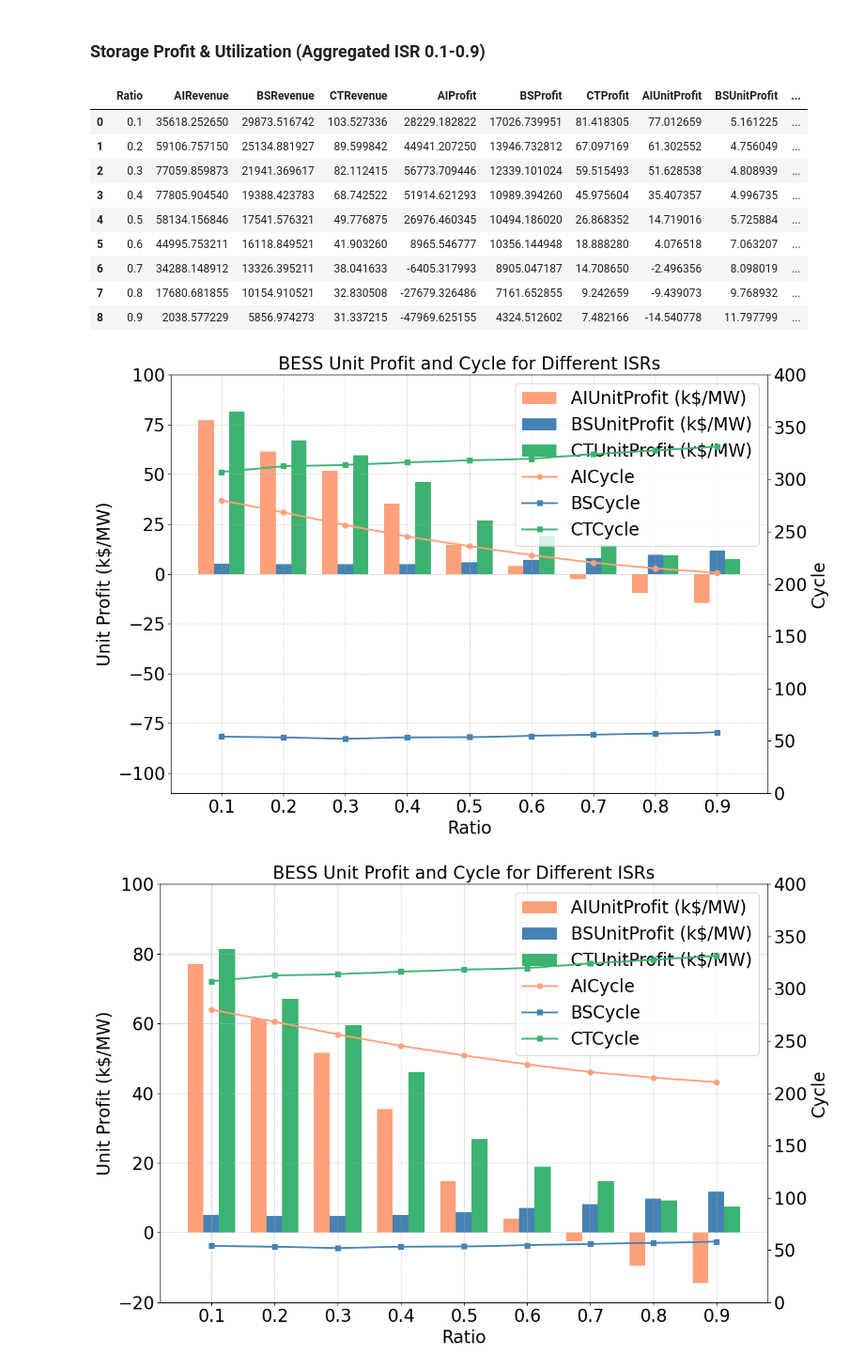
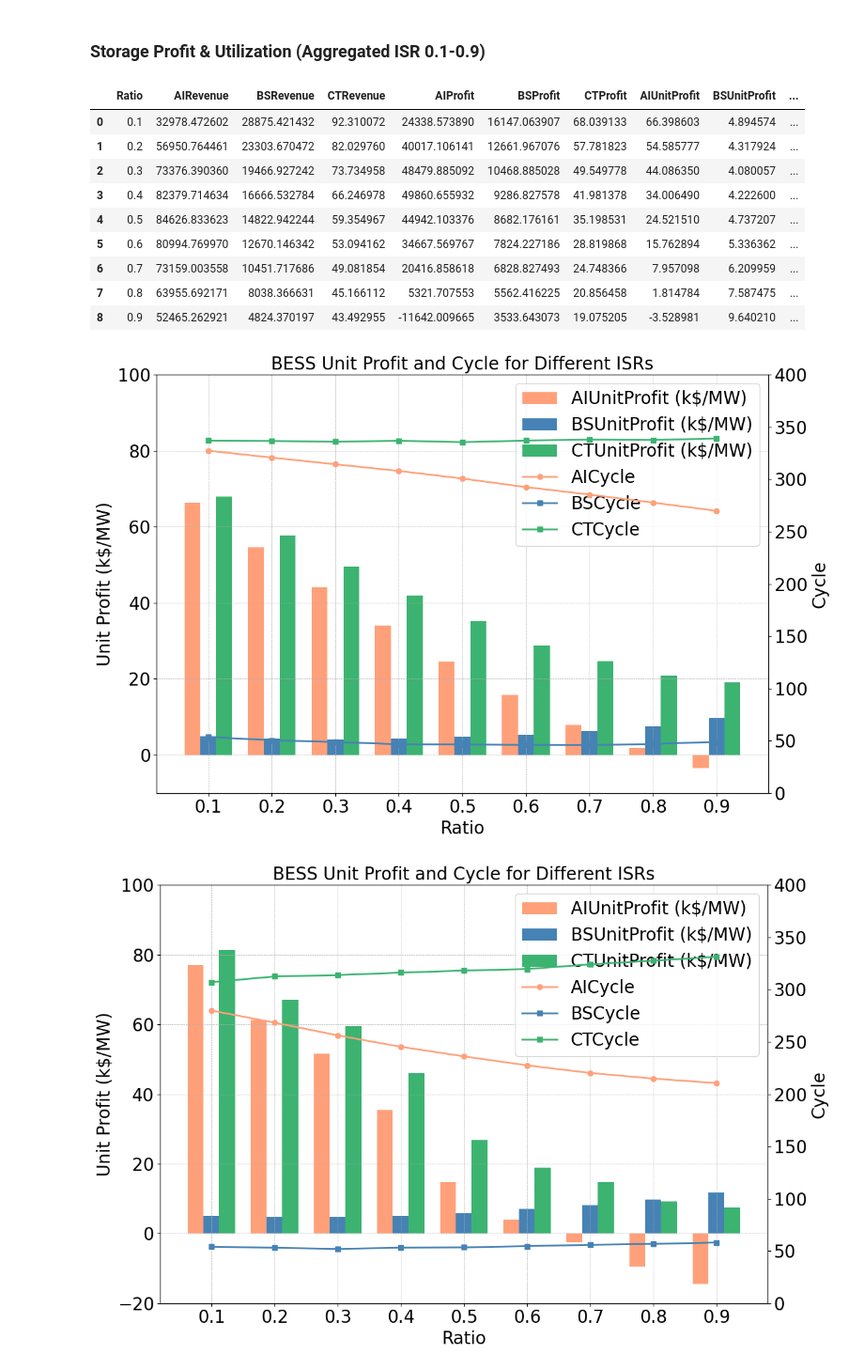
Before and after one commit to niklauskun/STESTS, a Jupyter notebook: Diagnose.ipynb, the cells around one changed output. Shown at 94% size. Saved outputs shown, nothing was run; the diff lists cells and outputs as text; code cells hidden in the pictures.

```diff
--- a/Diagnose.ipynb
+++ b/Diagnose.ipynb
@@ -135,13 +136,13 @@ plt.show()
 # %% [markdown]
 ### Total System Cost & Avg SOC
 # %%
-# case_template = 'Strategic/Cases/5GW/ED1_Strategic_true_FORB_true_ratio{}_Seg1_BAW0_BSESCbid0.5'
+case_template = 'Strategic/5GW_C/ED1_Strategic_true_FORB_true_ratio{}_Seg1_BAW0_BSESCbid0.5'
 # case_template = 'Strategic/9000VOLL/ED1_Strategic_true_FORB_true_ratio{}_Seg1_BAW0_BSESCbid0.5_LDESRatio_1.0_LDESDur_4'
-case_template = 'Strategic/9000VOLL/5GW_ED1_Strategic_true_FORB_true_ratio{}_Seg1'
+# case_template = 'Strategic/2000PC/5GW_ED1_Strategic_true_FORB_true_ratio{}_Seg5'
+# ratios = [0.0]
 
 
 ratios = [round(i * 0.1, 1) for i in range(11)]
-# ratios = [round(i * 0.2, 1) for i in range(6)]
 Capacity = 19573.6
 # Capacity = 39930.144
 # Capacity = 59895.216
@@ -154,6 +155,9 @@ for ratio in ratios:
     try:
         # Read the CSV file for the current case
         cost = pd.read_csv(f'output/{case}/EDcost.csv', header=None)
+        ESD = pd.read_csv('output/'+case+'/EDESD.csv',header=None)
+        ESC = pd.read_csv('output/'+case+'/EDESC.csv',header=None)
+        price = pd.read_csv('output/'+case+'/EDprice.csv',header=None)
         SOC = pd.read_csv(f'output/{case}/EDSOCini.csv', header=None)
     except FileNotFoundError:
         print(f"File for case {case} not found.")
@@ -210,7 +229,7 @@ total_system_costs_df
 # %%
-# case_template = 'Strategic/5GW_C/ED1_Strategic_true_FORB_true_ratio{}_Seg5_BAW0_BSESCbid0.5'
+case_template = 'Strategic/5GW_C/ED1_Strategic_true_FORB_true_ratio{}_Seg5_BAW0_BSESCbid0.5'
 # case_template = 'Strategic/9000VOLL/ED1_Strategic_true_FORB_true_ratio{}_Seg5_BAW0_BSESCbid0.5_LDESRatio_1.0_LDESDur_4'
-case_template = 'Strategic/9000VOLL/5GW_ED1_Strategic_true_FORB_true_ratio{}_Seg5'
+# case_template = 'Strategic/2000PC0.0/5GW_ED1_Strategic_true_FORB_true_ratio{}_Seg1'
 
 
 ratios = [round(i * 0.1, 1) for i in range(11)]
@@ -222,6 +241,9 @@ for ratio in ratios:
     try:
         # Read the CSV file for the current case
         cost = pd.read_csv(f'output/{case}/EDcost.csv', header=None)
+        ESD = pd.read_csv('output/'+case+'/EDESD.csv',header=None)
+        ESC = pd.read_csv('output/'+case+'/EDESC.csv',header=None)
+        price = pd.read_csv('output/'+case+'/EDprice.csv',header=None)
         SOC = pd.read_csv(f'output/{case}/EDSOCini.csv', header=None)
     except FileNotFoundError:
         print(f"File for case {case} not found.")
@@ -422,10 +505,11 @@ ratios = [0.0]
 case_name = 'SOC-Independent'
 # %%
-# case_template = 'Strategic/Cases/5GW/ED1_Strategic_true_FORB_true_ratio{}_Seg5_BAW0_BSESCbid0.5'
+case_template = 'Strategic/5GW_C/ED1_Strategic_true_FORB_true_ratio{}_Seg5_BAW0_BSESCbid0.5'
 # case_template = 'Strategic/9000VOLL/ED1_Strategic_true_FORB_true_ratio{}_Seg5_BAW0_BSESCbid0.5_LDESRatio_1.0_LDESDur_4'
-case_template = 'Strategic/9000VOLL/5GW_ED1_Strategic_true_FORB_true_ratio{}_Seg5'
+# case_template = 'Strategic/2000PC0.0/5GW_ED1_Strategic_true_FORB_true_ratio{}_Seg1'
 
 ratios = [round(i * 0.1, 1) for i in range(11)]
+# case_name = 'All BS-ES Model'
 case_name = 'SOC-Dependent'
 # %%
 total_system_ll = []
@@ -507,7 +591,7 @@ plt.show()
 # case_template = 'Strategic/5GW_C/ED1_Strategic_true_FORB_true_ratio{}_Seg1_BAW0_BSESCbid0.5'
 # case_template = 'Strategic/9000VOLL/ED1_Strategic_true_FORB_true_ratio{}_Seg5_BAW0_BSESCbid0.5_LDESRatio_1.0_LDESDur_4'
 
-case_template = 'Strategic/9000VOLL/5GW_ED1_Strategic_true_FORB_true_ratio{}_Seg1'
+case_template = 'Strategic/2000PC/5GW_ED1_Strategic_true_FORB_true_ratio{}_Seg1'
 
 
 ratios = [round(i * 0.1, 1) for i in range(11)]
@@ -586,15 +670,15 @@ results_df
 # ES = pd.read_csv('output/'+case+'/Strategic/ADDED_ES.csv')
 # %% [output]
 |  | Ratio | AIRevenue | BSRevenue | CTRevenue | AIProfit | BSProfit | CTProfit | AIUnitProfit | BSUnitProfit | ... |
-| 0 | 0.1 | 35618.252650 | 29873.516742 | 103.527336 | 28229.182822 | 17026.739951 | 81.418305 | 77.012659 | 5.161225 | ... |
-| 1 | 0.2 | 59106.757150 | 25134.881927 | 89.599842 | 44941.207250 | 13946.732812 | 67.097169 | 61.302552 | 4.756049 | ... |
-| 2 | 0.3 | 77059.859873 | 21941.369617 | 82.112415 | 56773.709446 | 12339.101024 | 59.515493 | 51.628538 | 4.808939 | ... |
-| 3 | 0.4 | 77805.904540 | 19388.423783 | 68.742522 | 51914.621293 | 10989.394260 | 45.975604 | 35.407357 | 4.996735 | ... |
-| 4 | 0.5 | 58134.156846 | 17541.576321 | 49.776875 | 26976.460345 | 10494.186020 | 26.868352 | 14.719016 | 5.725884 | ... |
-| 5 | 0.6 | 44995.753211 | 16118.849521 | 41.903260 | 8965.546777 | 10356.144948 | 18.888280 | 4.076518 | 7.063207 | ... |
-| 6 | 0.7 | 34288.148912 | 13326.395211 | 38.041633 | -6405.317993 | 8905.047187 | 14.708650 | -2.496356 | 8.098019 | ... |
-| 7 | 0.8 | 17680.681855 | 10154.910521 | 32.830508 | -27679.326486 | 7161.652855 | 9.242659 | -9.439073 | 9.768932 | ... |
-| 8 | 0.9 | 2038.577229 | 5856.974273 | 31.337215 | -47969.625155 | 4324.512602 | 7.482166 | -14.540778 | 11.797799 | ... |
+| 0 | 0.1 | 32978.472602 | 28875.421432 | 92.310072 | 24338.573890 | 16147.063907 | 68.039133 | 66.398603 | 4.894574 | ... |
+| 1 | 0.2 | 56950.764461 | 23303.670472 | 82.029760 | 40017.106141 | 12661.967076 | 57.781823 | 54.585777 | 4.317924 | ... |
+| 2 | 0.3 | 73376.390360 | 19466.927242 | 73.734958 | 48479.885092 | 10468.885028 | 49.549778 | 44.086350 | 4.080057 | ... |
+| 3 | 0.4 | 82379.714634 | 16666.532784 | 66.246978 | 49860.655932 | 9286.827578 | 41.981378 | 34.006490 | 4.222600 | ... |
+| 4 | 0.5 | 84626.833623 | 14822.942244 | 59.354967 | 44942.103376 | 8682.176161 | 35.198531 | 24.521510 | 4.737207 | ... |
+| 5 | 0.6 | 80994.769970 | 12670.146342 | 53.094162 | 34667.569767 | 7824.227186 | 28.819868 | 15.762894 | 5.336362 | ... |
+| 6 | 0.7 | 73159.003558 | 10451.717686 | 49.081854 | 20416.858618 | 6828.827493 | 24.748366 | 7.957098 | 6.209959 | ... |
+| 7 | 0.8 | 63955.692171 | 8038.366631 | 45.166112 | 5321.707553 | 5562.416225 | 20.856458 | 1.814784 | 7.587475 | ... |
+| 8 | 0.9 | 52465.262921 | 4824.370197 | 43.492955 | -11642.009665 | 3533.643073 | 19.075205 | -3.528981 | 9.640210 | ... |
 # %%
 # Define a color palette
 colors = ['#FFA07A', '#4682B4', '#3CB371', '#8B008B', '#FFD700']
@@ -619,40 +703,40 @@ ax1.set_xticks(index)
 ax1.set_xticklabels(results_df['Ratio'], fontsize=20)
 ax1.tick_params(axis='y', labelsize=20)
 ax1.tick_params(axis='x', labelsize=20)
-ax1.set_ylim([-110, 100])
+ax1.set_ylim([-10, 100])
 
 
 # Adding a secondary y-axis for AICycle and BSCycle
 ax2 = ax1.twinx()
 ax2.plot(index, results_df['AICycle'], label='AICycle', color=colors[0], linestyle='-', marker='o', linewidth=2)
 ax2.plot(index, results_df['BSCycle'], label='BSCycle', color=colors[1], linestyle='-', marker='s', linewidth=2)
 ax2.plot(index, results_df['CTCycle'], label='CTCycle', color=colors[2], linestyle='-', marker='s', linewidth=2)
 ax2.set_ylabel('Cycle', fontsize=20)
 ax2.set_ylim(0, 400)
 ax2.tick_params(axis='y', labelsize=20)
 
 # Adding grid lines for better readability
 ax1.grid(True, which='both', linestyle='--', linewidth=0.5)
 
 # Combining legends
 bars_labels = [bar1, bar2, bar3]
 lines_labels = [plt.Line2D([0], [0], color=colors[0], linestyle='-', marker='o', linewidth=2, label='AICycle'),
                 plt.Line2D([0], [0], color=colors[1], linestyle='-', marker='s', linewidth=2, label='BSCycle'),
                 plt.Line2D([0], [0], color=colors[2], linestyle='-', marker='s', linewidth=2, label='CTCycle')]
 
 combined_legend = bars_labels + lines_labels
 ax1.legend(handles=combined_legend, loc='upper right', fontsize=20)
 
 # Adding title
 plt.title('BESS Unit Profit and Cycle for Different ISRs', fontsize=20)
 
 # Improving layout
 plt.tight_layout()
 
 # Display the plot
 plt.show()
 # %% [output]
-[figure, old version]
+[figure, new version]
 # %%
 # Define a color palette
 colors = ['#FFA07A', '#4682B4', '#3CB371', '#8B008B', '#FFD700']
```
Also changed, not shown: parts of 15 cells of this notebook, 14 other files.
